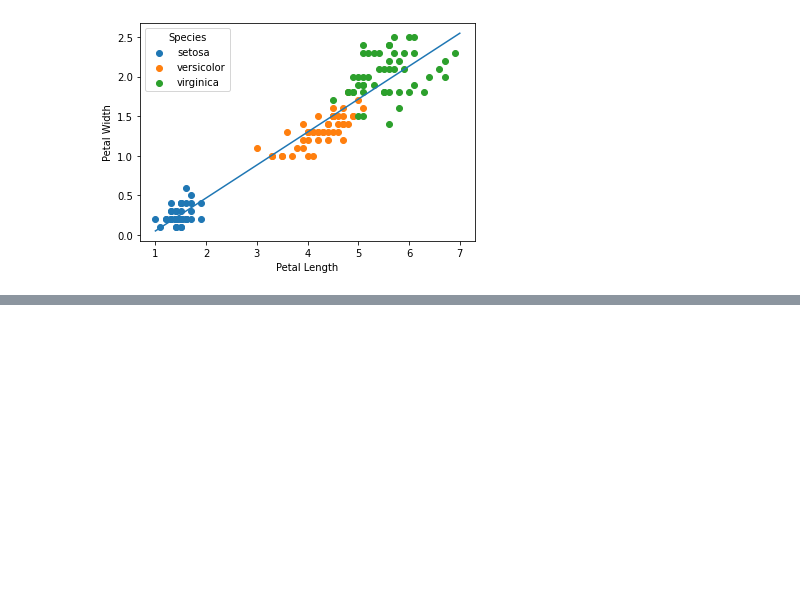
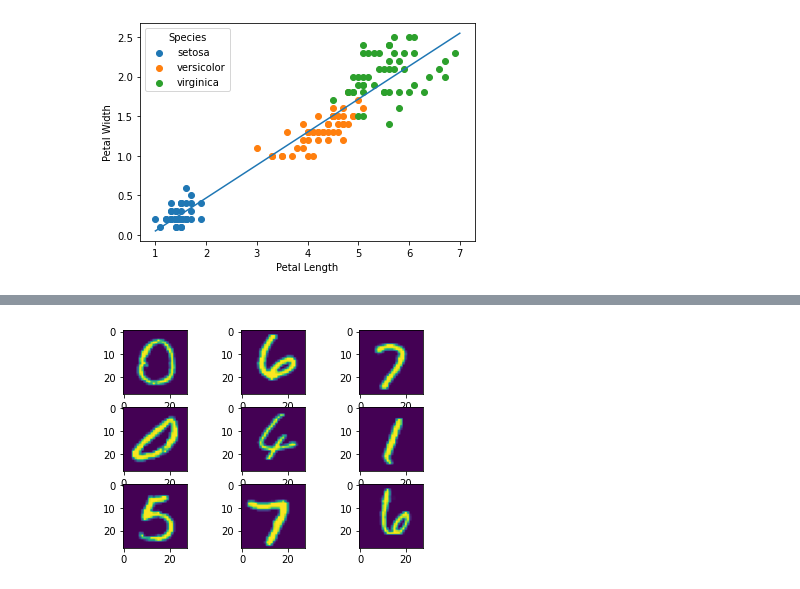
Before and after one commit to smnieee/ml_workshop, a Jupyter notebook: session5/1_FunWithNeuralNets.ipynb, the cells around one changed output, grey strips where cells are left out. Saved outputs shown, nothing was run; the diff lists cells and outputs as text; code cells hidden in the pictures; blank space fills up the shorter version.

```diff
--- a/session5/1_FunWithNeuralNets.ipynb
+++ b/session5/1_FunWithNeuralNets.ipynb
@@ -111,0 +114,17 @@ Intercept:  [-0.36307552]
+# %%
+import sklearn
+mnist = keras.datasets.mnist
+(X_train, y_train), (X_test, y_test) = mnist.load_data()
+
+img_samples = np.random.randint(0, high=len(X_train), size=9)
+
+fig,ax = plt.subplots(3,3)
+
+for n in range(9):
+  ind = np.unravel_index(n, (3,3))
+  img = X_train[img_samples[n]]
+  ax[ind].imshow(img)
+
+plt.show()
+# %% [output]
+[figure, added]
```
Also changed, not shown: parts of 2 cells of this notebook.
